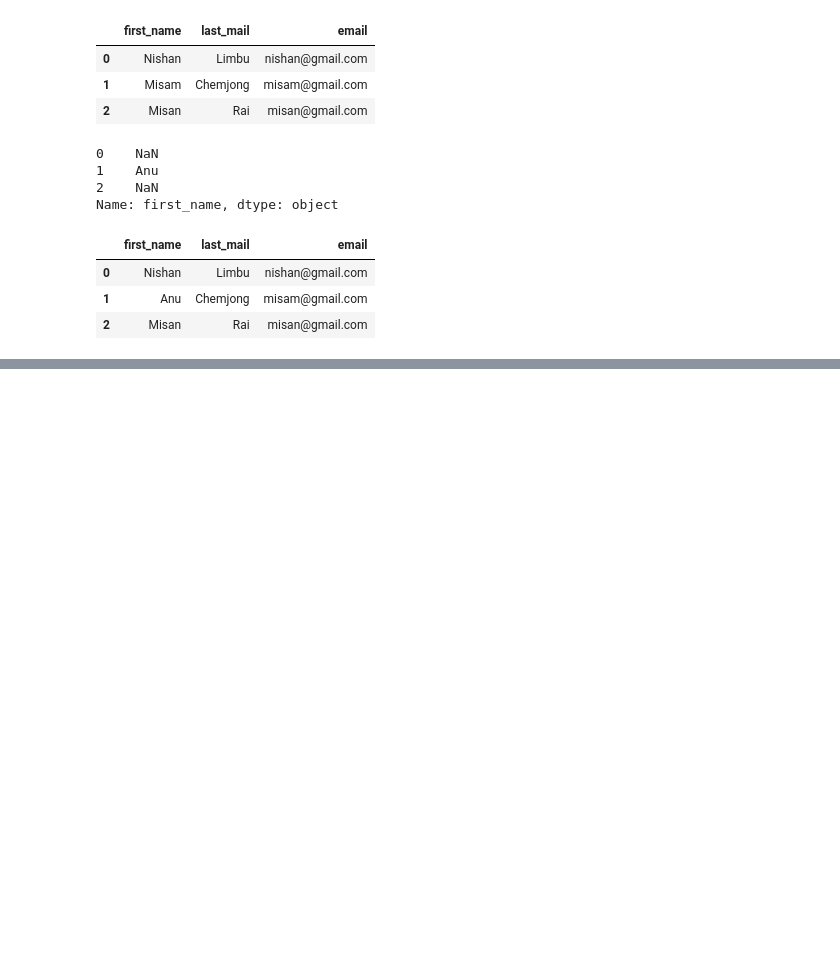
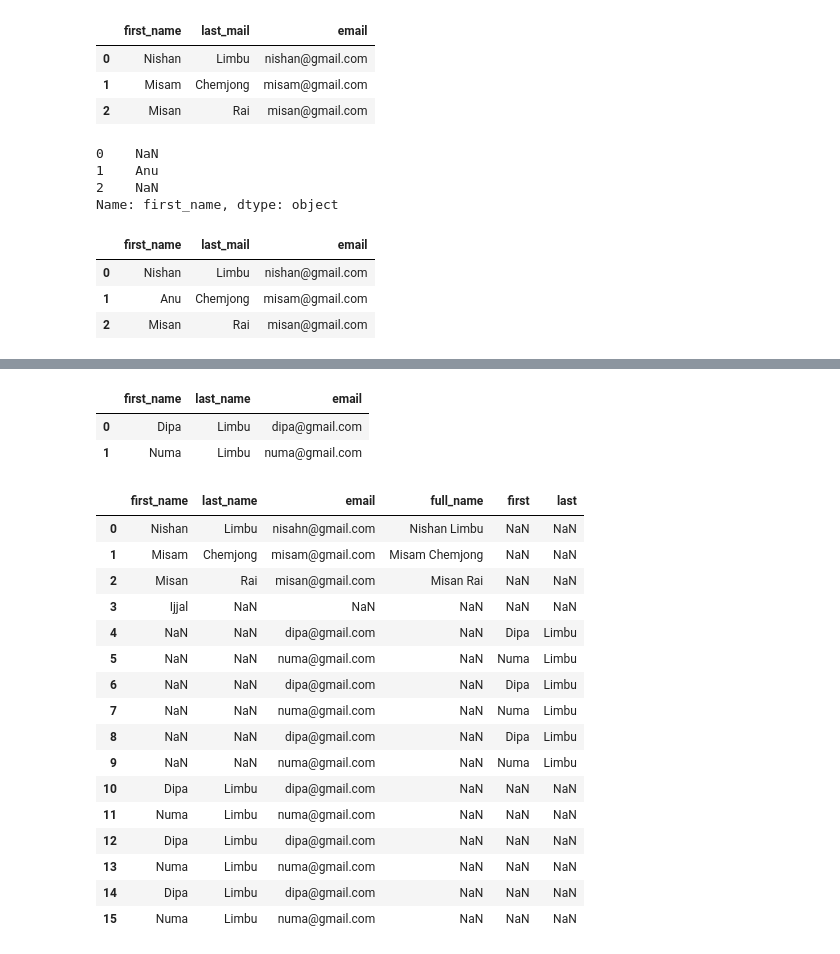
Before and after one commit to nishanlimbuchemjong/Pandas-for-AI-ML, a Jupyter notebook: Pandas_for_AI_&_ML.ipynb, the cells around one changed output, grey strips where cells are left out. Drawn from its saved outputs; the diff is of its cells as text; code cells hidden in the pictures; blank space fills up the shorter version.

Commit message:
rows and columns added and removed

```diff
--- a/Pandas_for_AI_&_ML.ipynb
+++ b/Pandas_for_AI_&_ML.ipynb
@@ -743,0 +765,4 @@ df
+# %%
+# removing columns
+df.drop(columns=['first_name', 'last_name'], inplace=True)
+df
@@ -743,0 +781,3 @@ df
+# %%
+df[['first_name', 'last_name']] = df['full_name'].str.split(' ', expand=True)
+df
@@ -743,0 +796,4 @@ df
+# %%
+new_row = pd.DataFrame([{'first_name': 'Ijjal'}])
+df = pd.concat([df, new_row],  ignore_index=True)
+df
@@ -743,0 +806,34 @@ df
+# %%
+people = {
+    'first_name': ['Dipa', 'Numa'],
+    'last_name': ['Limbu', 'Limbu'],
+    'email': ['dipa@gmail.com', 'numa@gmail.com']
+}
+df2 = pd.DataFrame(people)
+df2
+# %% [output]
+|  | first_name | last_name | email |
+| 0 | Dipa | Limbu | dipa@gmail.com |
+| 1 | Numa | Limbu | numa@gmail.com |
+# %%
+# appending the df2 on df
+df = pd.concat([df, df2], ignore_index=True, sort=False)
+df
+# %% [output]
+|  | first_name | last_name | email | full_name | first | last |
+| 0 | Nishan | Limbu | nisahn@gmail.com | Nishan Limbu | NaN | NaN |
+| 1 | Misam | Chemjong | misam@gmail.com | Misam Chemjong | NaN | NaN |
+| 2 | Misan | Rai | misan@gmail.com | Misan Rai | NaN | NaN |
+| 3 | Ijjal | NaN | NaN | NaN | NaN | NaN |
+| 4 | NaN | NaN | dipa@gmail.com | NaN | Dipa | Limbu |
+| 5 | NaN | NaN | numa@gmail.com | NaN | Numa | Limbu |
+| 6 | NaN | NaN | dipa@gmail.com | NaN | Dipa | Limbu |
+| 7 | NaN | NaN | numa@gmail.com | NaN | Numa | Limbu |
+| 8 | NaN | NaN | dipa@gmail.com | NaN | Dipa | Limbu |
+| 9 | NaN | NaN | numa@gmail.com | NaN | Numa | Limbu |
+| 10 | Dipa | Limbu | dipa@gmail.com | NaN | NaN | NaN |
+| 11 | Numa | Limbu | numa@gmail.com | NaN | NaN | NaN |
+| 12 | Dipa | Limbu | dipa@gmail.com | NaN | NaN | NaN |
+| 13 | Numa | Limbu | numa@gmail.com | NaN | NaN | NaN |
+| 14 | Dipa | Limbu | dipa@gmail.com | NaN | NaN | NaN |
+| 15 | Numa | Limbu | numa@gmail.com | NaN | NaN | NaN |
```
Also changed, not shown: parts of 14 cells of this notebook.
